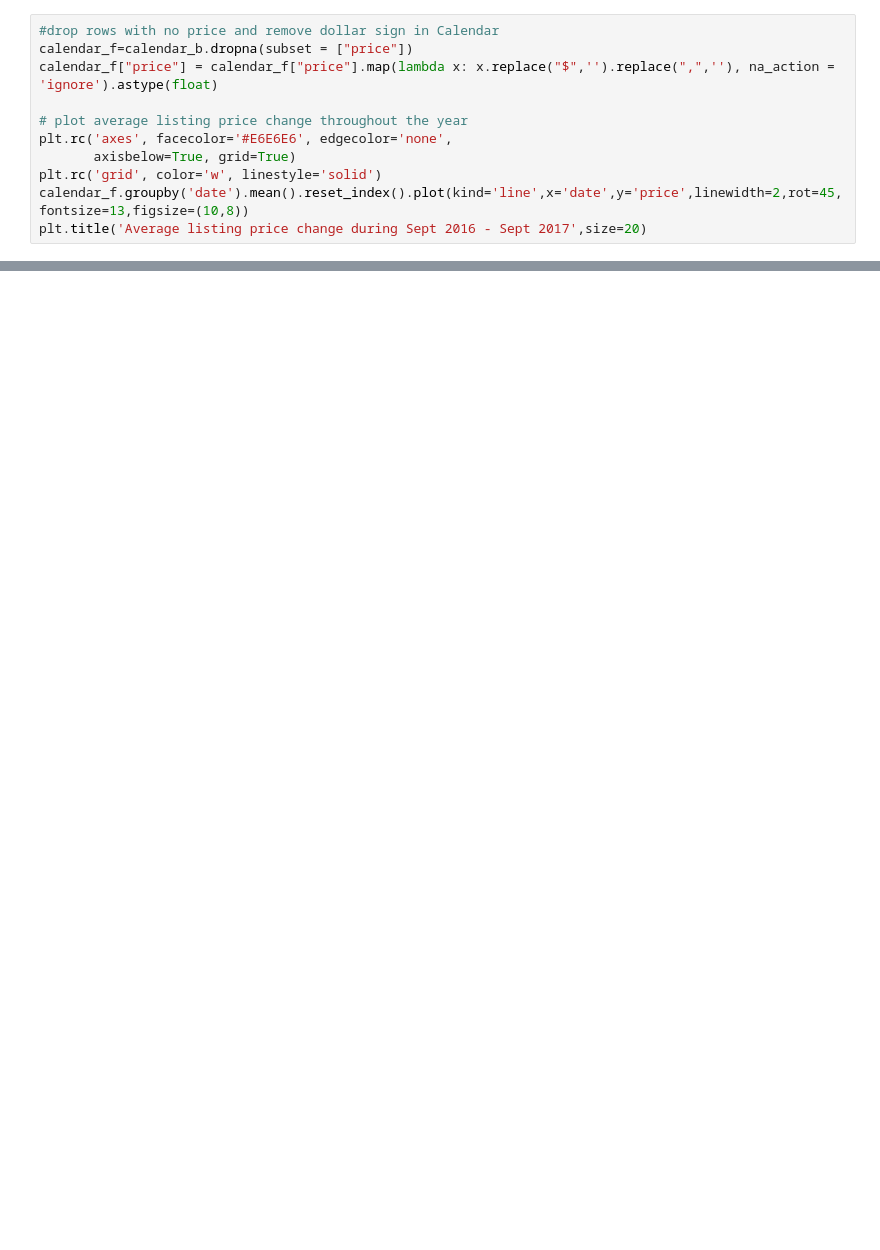
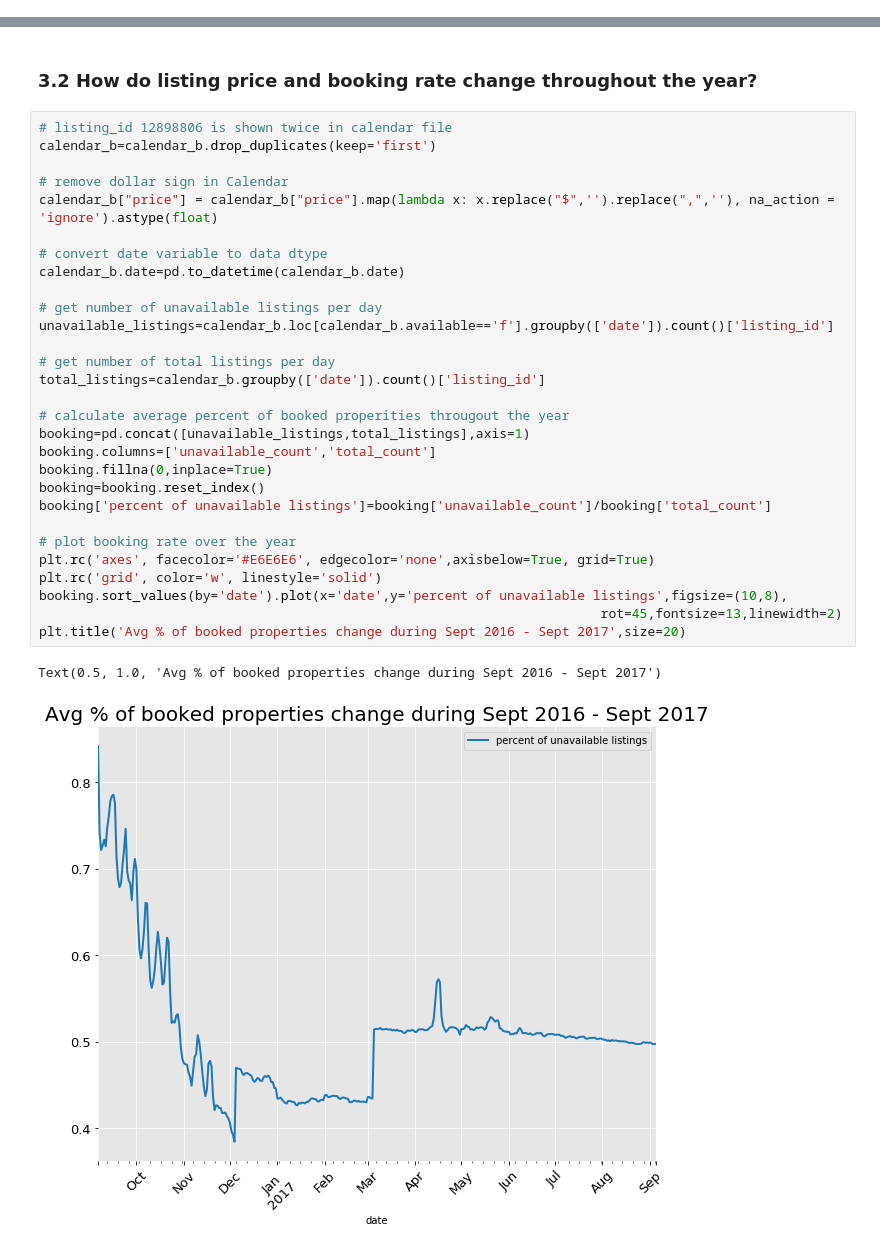
Before and after one commit to ShimmyD/Boston-Airbnb-Data-Analysis, a Jupyter notebook: Boston_Airbnb.ipynb, the cells around one changed output, grey strips where cells are left out. Saved outputs shown, nothing was run; the diff lists cells and outputs as text; blank space fills up the shorter version.

```diff
--- a/Boston_Airbnb.ipynb
+++ b/Boston_Airbnb.ipynb
@@ -44,11 +0,0 @@ listing_b=listing_b.dropna(subset=['bedrooms','bathrooms','beds'])
-# %%
-#drop rows with no price and remove dollar sign in Calendar
-calendar_f=calendar_b.dropna(subset = ["price"])
-calendar_f["price"] = calendar_f["price"].map(lambda x: x.replace("$",'').replace(",",''), na_action = 'ignore').astype(float)
-
-# plot average listing price change throughout the year
-plt.rc('axes', facecolor='#E6E6E6', edgecolor='none',
-       axisbelow=True, grid=True)
-plt.rc('grid', color='w', linestyle='solid')
-calendar_f.groupby('date').mean().reset_index().plot(kind='line',x='date',y='price',linewidth=2,rot=45,fontsize=13,figsize=(10,8))
-plt.title('Average listing price change during Sept 2016 - Sept 2017',size=20)
@@ -240,0 +47,34 @@ Ridge  R2_train  0.6707174210371011
+# %% [markdown]
+### 3.2 How do listing price and booking rate change throughout the year?
+# %%
+# listing_id 12898806 is shown twice in calendar file
+calendar_b=calendar_b.drop_duplicates(keep='first')
+
+# remove dollar sign in Calendar
+calendar_b["price"] = calendar_b["price"].map(lambda x: x.replace("$",'').replace(",",''), na_action = 'ignore').astype(float)
+
+# convert date variable to data dtype
+calendar_b.date=pd.to_datetime(calendar_b.date)
+
+# get number of unavailable listings per day
+unavailable_listings=calendar_b.loc[calendar_b.available=='f'].groupby(['date']).count()['listing_id']
+
+# get number of total listings per day
+total_listings=calendar_b.groupby(['date']).count()['listing_id']
+
+# calculate average percent of booked properities througout the year
+booking=pd.concat([unavailable_listings,total_listings],axis=1)
+booking.columns=['unavailable_count','total_count']
+booking.fillna(0,inplace=True)
+booking=booking.reset_index()
+booking['percent of unavailable listings']=booking['unavailable_count']/booking['total_count']
+
+# plot booking rate over the year
+plt.rc('axes', facecolor='#E6E6E6', edgecolor='none',axisbelow=True, grid=True)
+plt.rc('grid', color='w', linestyle='solid')
+booking.sort_values(by='date').plot(x='date',y='percent of unavailable listings',figsize=(10,8),
+                                                                        rot=45,fontsize=13,linewidth=2)
+plt.title('Avg % of booked properties change during Sept 2016 - Sept 2017',size=20)
+# %% [output]
+Text(0.5, 1.0, 'Avg % of booked properties change during Sept 2016 - Sept 2017')
+[figure, added]
```
Also changed, not shown: parts of 73 cells of this notebook.
